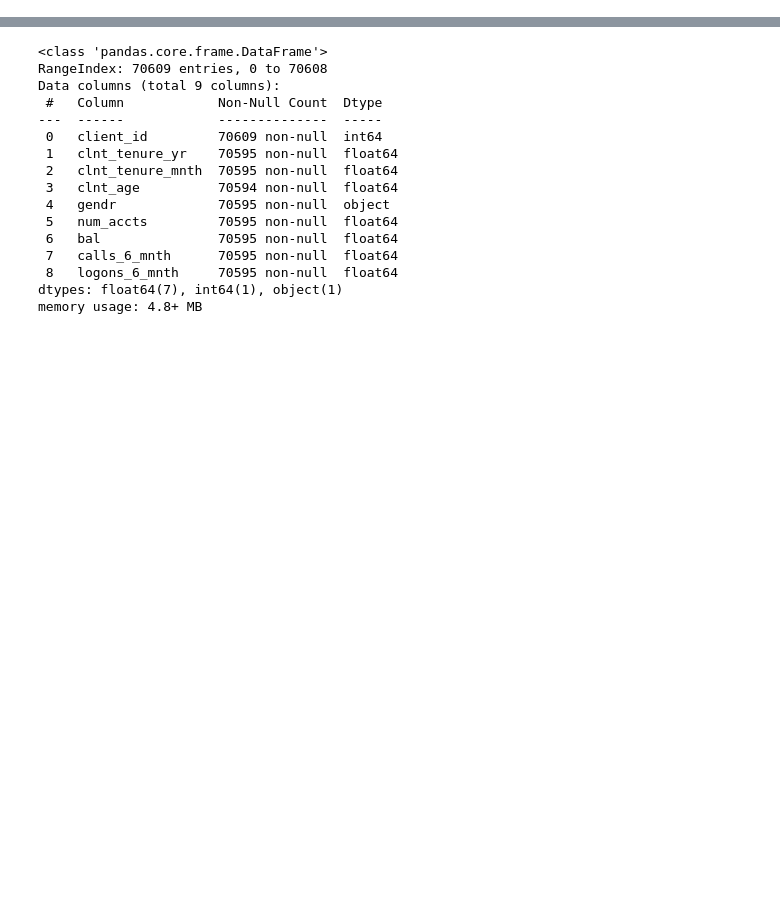
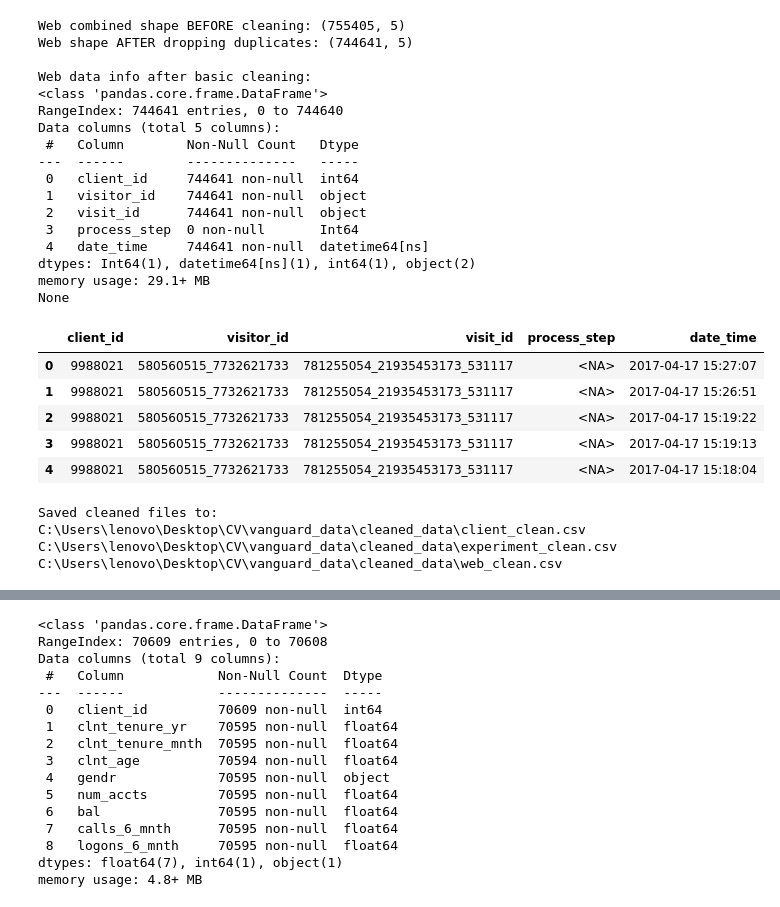
Before and after one commit to abhishekrahul93/vanguard-ab-test, a Jupyter notebook: 01_EDA_and_cleaning.ipynb, the cells around one changed output, grey strips where cells are left out. Drawn from its saved outputs; the diff is of its cells as text; code cells hidden in the pictures; blank space fills up the shorter version.

```diff
--- a/01_EDA_and_cleaning.ipynb
+++ b/01_EDA_and_cleaning.ipynb
@@ -0,0 +200,66 @@
+# %%
+# Combine web parts
+web_clean = pd.concat([df_web1, df_web2], ignore_index=True)
+print("Web combined shape BEFORE cleaning:", web_clean.shape)
+
+# Drop exact duplicate rows (if any)
+web_clean = web_clean.drop_duplicates().reset_index(drop=True)
+print("Web shape AFTER dropping duplicates:", web_clean.shape)
+
+# Convert date_time to datetime if present
+if "date_time" in web_clean.columns:
+    web_clean["date_time"] = pd.to_datetime(web_clean["date_time"], errors="coerce")
+
+# Ensure process_step is numeric (Int64)
+if "process_step" in web_clean.columns:
+    web_clean["process_step"] = pd.to_numeric(web_clean["process_step"], errors="coerce").astype("Int64")
+
+print("\nWeb data info after basic cleaning:")
+print(web_clean.info())
+display(web_clean.head())
+# %% [output]
+Web combined shape BEFORE cleaning: (755405, 5)
+Web shape AFTER dropping duplicates: (744641, 5)
+
+Web data info after basic cleaning:
+<class 'pandas.core.frame.DataFrame'>
+RangeIndex: 744641 entries, 0 to 744640
+Data columns (total 5 columns):
+ #   Column        Non-Null Count   Dtype
+---  ------        --------------   -----
+ 0   client_id     744641 non-null  int64
+ 1   visitor_id    744641 non-null  object
+ 2   visit_id      744641 non-null  object
+ 3   process_step  0 non-null       Int64
+ 4   date_time     744641 non-null  datetime64[ns]
+dtypes: Int64(1), datetime64[ns](1), int64(1), object(2)
+memory usage: 29.1+ MB
+None
+|  | client_id | visitor_id | visit_id | process_step | date_time |
+| 0 | 9988021 | 580560515_7732621733 | 781255054_21935453173_531117 | <NA> | 2017-04-17 15:27:07 |
+| 1 | 9988021 | 580560515_7732621733 | 781255054_21935453173_531117 | <NA> | 2017-04-17 15:26:51 |
+| 2 | 9988021 | 580560515_7732621733 | 781255054_21935453173_531117 | <NA> | 2017-04-17 15:19:22 |
+| 3 | 9988021 | 580560515_7732621733 | 781255054_21935453173_531117 | <NA> | 2017-04-17 15:19:13 |
+| 4 | 9988021 | 580560515_7732621733 | 781255054_21935453173_531117 | <NA> | 2017-04-17 15:18:04 |
+# %%
+# Create a local 'data' folder next to the notebook (if not already existing)
+output_dir = os.path.join(base, "cleaned_data")
+os.makedirs(output_dir, exist_ok=True)
+
+client_path_out = os.path.join(output_dir, "client_clean.csv")
+experiment_path_out = os.path.join(output_dir, "experiment_clean.csv")
+web_path_out = os.path.join(output_dir, "web_clean.csv")
+
+client_clean.to_csv(client_path_out, index=False)
+experiment_clean.to_csv(experiment_path_out, index=False)
+web_clean.to_csv(web_path_out, index=False)
+
+print("Saved cleaned files to:")
+print(client_path_out)
+print(experiment_path_out)
+print(web_path_out)
+# %% [output]
+Saved cleaned files to:
+C:\Users\lenovo\Desktop\CV\vanguard_data\cleaned_data\client_clean.csv
+C:\Users\lenovo\Desktop\CV\vanguard_data\cleaned_data\experiment_clean.csv
+C:\Users\lenovo\Desktop\CV\vanguard_data\cleaned_data\web_clean.csv
```
Also changed, not shown: parts of 6 cells of this notebook.
